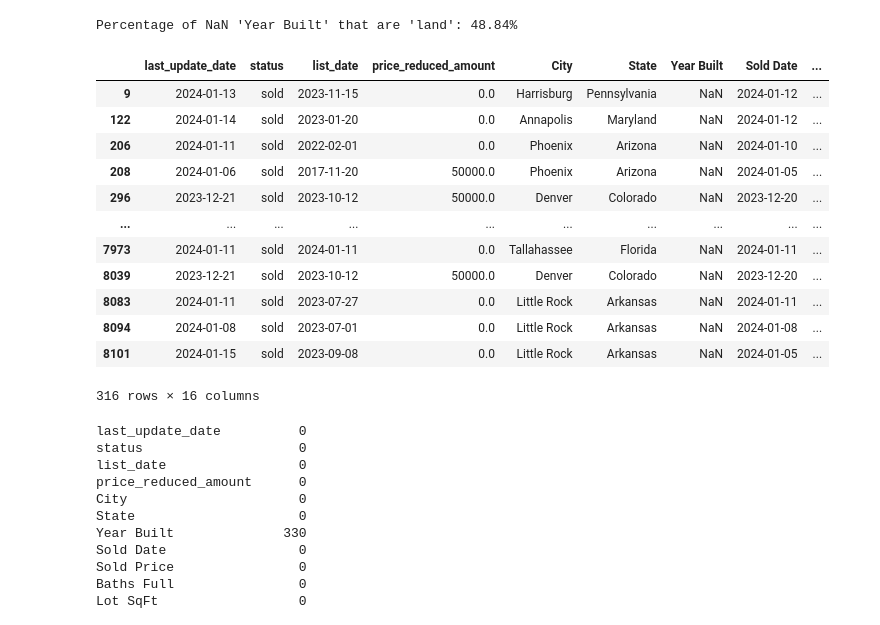
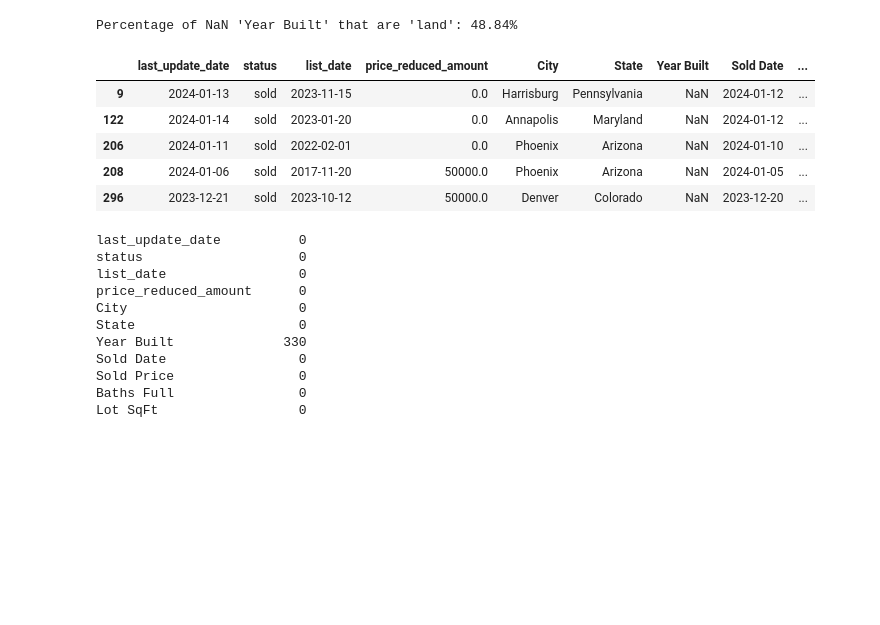
Before and after one commit to Asal-zou/-DS-Midterm-Project., a Jupyter notebook: notebooks/1 - EDA.ipynb, the cells around one changed output. Cells and saved outputs as stored; diff of their text form; code cells hidden in the pictures; blank space fills up the shorter version.

```diff
--- a/notebooks/1 - EDA.ipynb
+++ b/notebooks/1 - EDA.ipynb
@@ -853,21 +820,14 @@ Percentage of NaN 'Year Built' that are 'land': 48.84%
 # %%
 LAND_info = df[df['Type'] == 'land']
 
-LAND_info
+LAND_info.head()
 # %% [output]
 |  | last_update_date | status | list_date | price_reduced_amount | City | State | Year Built | Sold Date | ... |
 | 9 | 2024-01-13 | sold | 2023-11-15 | 0.0 | Harrisburg | Pennsylvania | NaN | 2024-01-12 | ... |
 | 122 | 2024-01-14 | sold | 2023-01-20 | 0.0 | Annapolis | Maryland | NaN | 2024-01-12 | ... |
 | 206 | 2024-01-11 | sold | 2022-02-01 | 0.0 | Phoenix | Arizona | NaN | 2024-01-10 | ... |
 | 208 | 2024-01-06 | sold | 2017-11-20 | 50000.0 | Phoenix | Arizona | NaN | 2024-01-05 | ... |
 | 296 | 2023-12-21 | sold | 2023-10-12 | 50000.0 | Denver | Colorado | NaN | 2023-12-20 | ... |
-| ... | ... | ... | ... | ... | ... | ... | ... | ... | ... |
-| 7973 | 2024-01-11 | sold | 2024-01-11 | 0.0 | Tallahassee | Florida | NaN | 2024-01-11 | ... |
-| 8039 | 2023-12-21 | sold | 2023-10-12 | 50000.0 | Denver | Colorado | NaN | 2023-12-20 | ... |
-| 8083 | 2024-01-11 | sold | 2023-07-27 | 0.0 | Little Rock | Arkansas | NaN | 2024-01-11 | ... |
-| 8094 | 2024-01-08 | sold | 2023-07-01 | 0.0 | Little Rock | Arkansas | NaN | 2024-01-08 | ... |
-| 8101 | 2024-01-15 | sold | 2023-09-08 | 0.0 | Little Rock | Arkansas | NaN | 2024-01-05 | ... |
-316 rows × 16 columns
 # %%
 # Dropping rows where 'Type' is 'land'
 df = df[df['Type'] != 'land']
```
Also changed, not shown: parts of 83 cells of this notebook, 8 other files.
